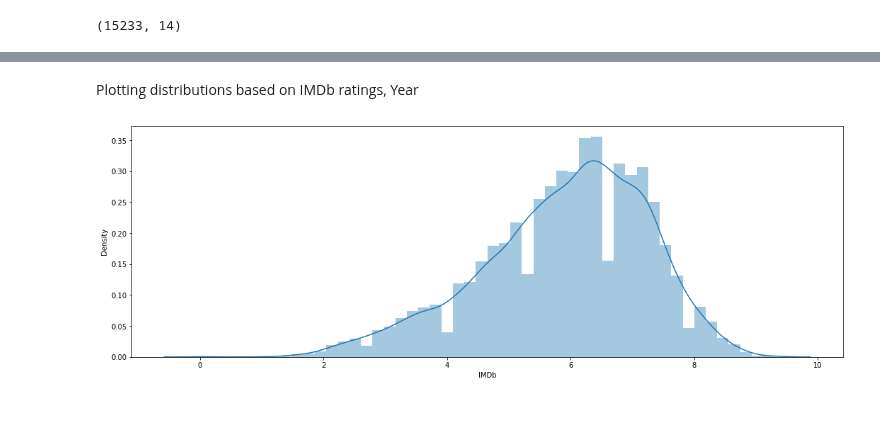
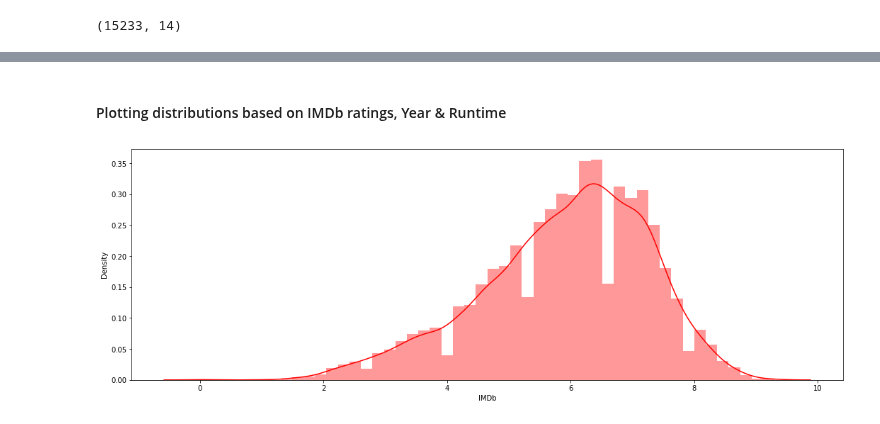
Before and after one commit to Hiteshhegde/Recommendation_System, a Jupyter notebook: Movie_recom_sys_data_process&analysis.ipynb, the cells around one changed output, grey strips where cells are left out. Cells and saved outputs as stored; diff of their text form; code cells hidden in the pictures.

```diff
--- a/Movie_recom_sys_data_process&analysis.ipynb
+++ b/Movie_recom_sys_data_process&analysis.ipynb
@@ -146,8 +146,8 @@ memory usage: 1.8+ MB
 # %% [markdown]
-Plotting distributions based on IMDb ratings, Year
+#### Plotting distributions based on IMDb ratings, Year & Runtime
 # %%
 plt.figure(figsize=(18,6))
-sns.distplot(df['IMDb'])
+sns.distplot(df['IMDb'],color='r')
 plt.show()
 # %% [output]
-[figure, old version]
+[figure, new version]
```
Also changed, not shown: parts of 24 cells of this notebook.
